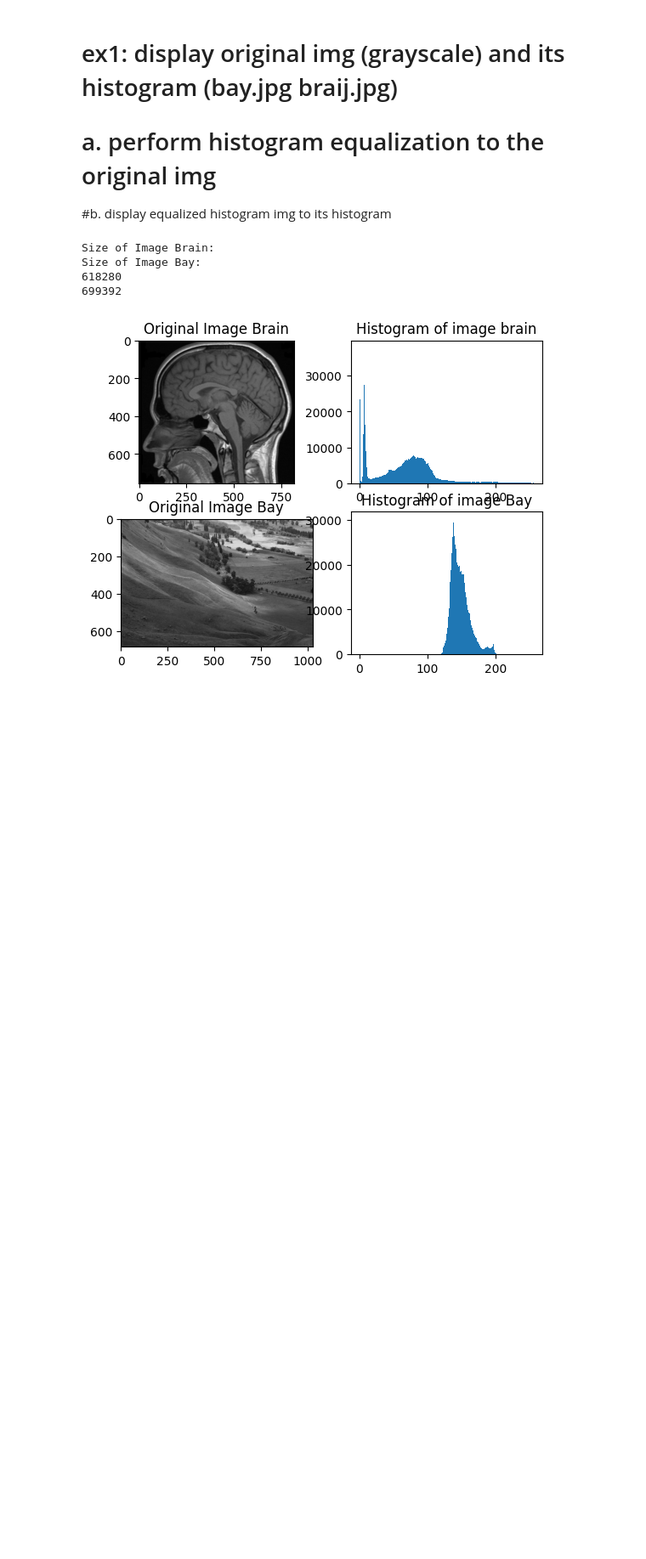
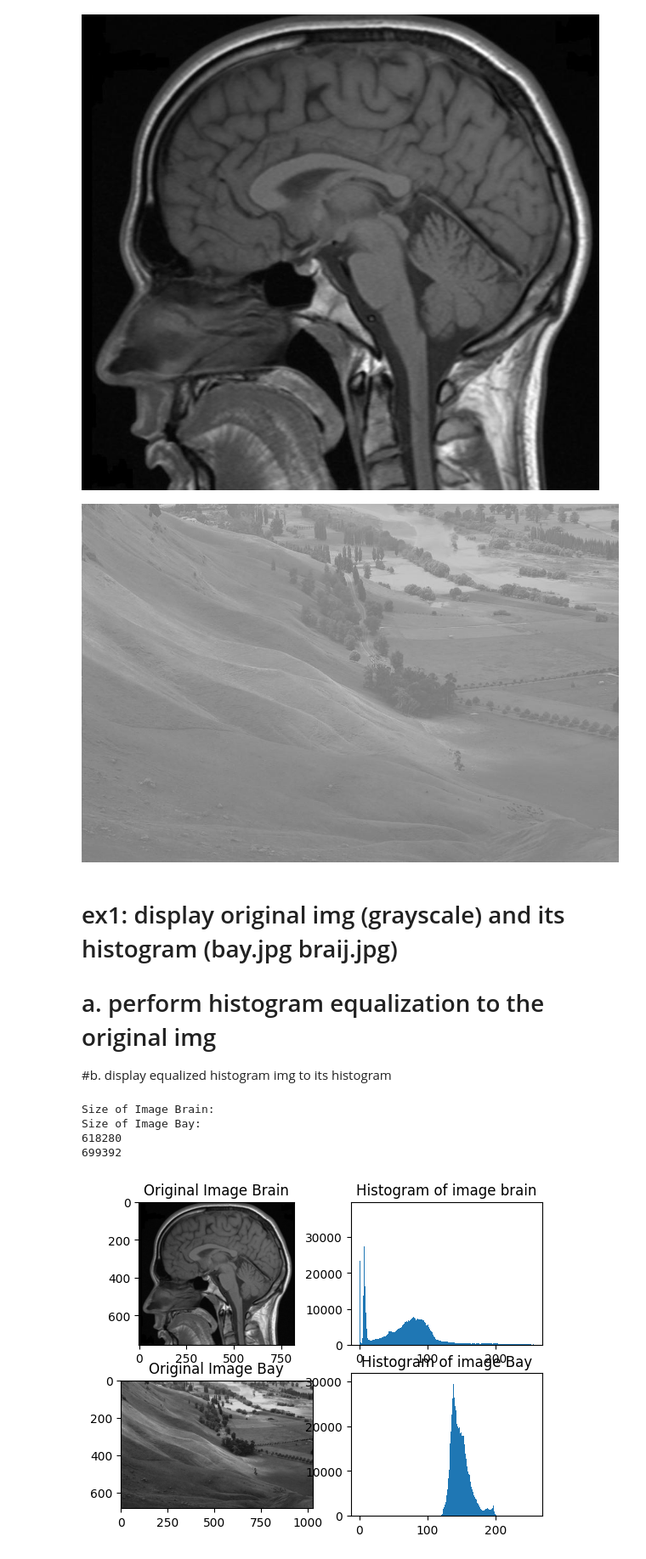
Before and after one commit to GiaHan2702/image_processing, a Jupyter notebook: Lab3_ex1_histogramequal.ipynb, the cells around one changed output. Shown at 85% size. Cells and saved outputs as stored; diff of their text form; code cells hidden in the pictures; blank space fills up the shorter version.

```diff
--- a/Lab3_ex1_histogramequal.ipynb
+++ b/Lab3_ex1_histogramequal.ipynb
@@ -13,6 +13,12 @@ import os
 # display ori image
 image1 = cv2.imread('/content/drive/MyDrive/Colab Notebooks/Image Processing Files Data/lab3/brain.jpg',cv2.IMREAD_GRAYSCALE)
 image2 = cv2.imread('/content/drive/MyDrive/Colab Notebooks/Image Processing Files Data/lab3/bay.jpg',cv2.IMREAD_GRAYSCALE)
+# %%
+cv2_imshow(image1)
+cv2_imshow(image2)
+# %% [output]
+[figure, added]
+[figure, added]
 # %% [markdown]
 # ex1: display original img (grayscale) and its histogram (bay.jpg braij.jpg)
 # a. perform histogram equalization to the original img
```
Also changed, not shown: parts of 3 cells of this notebook.
